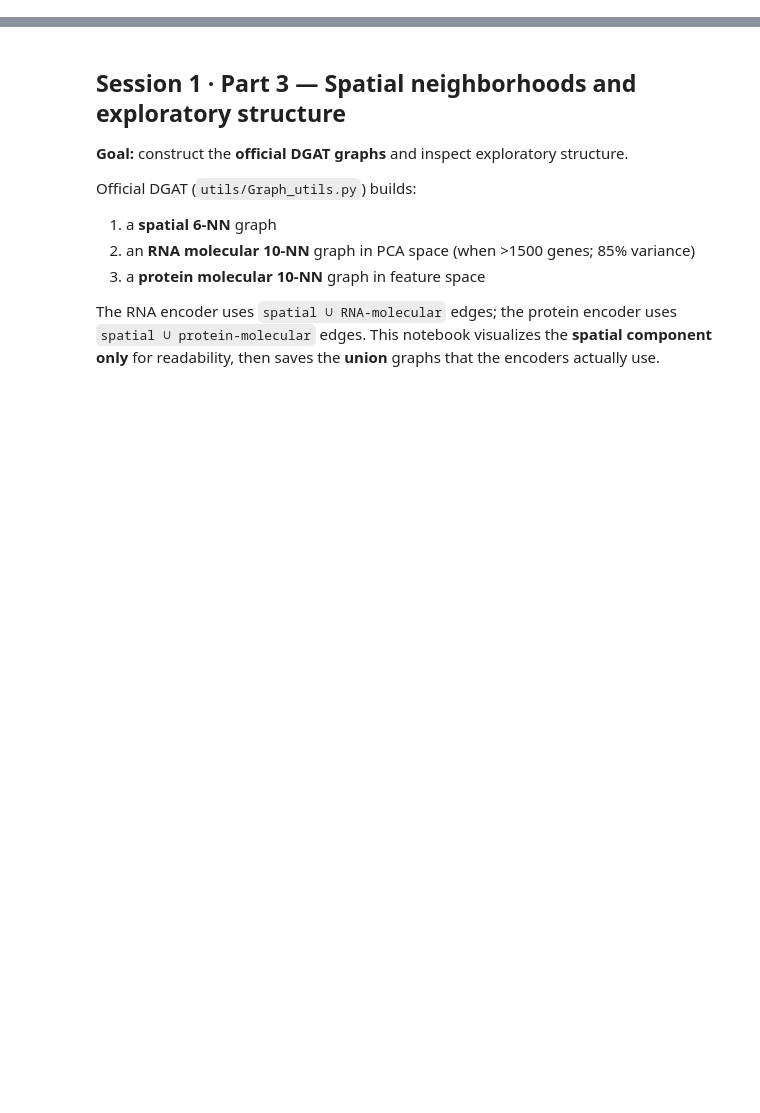
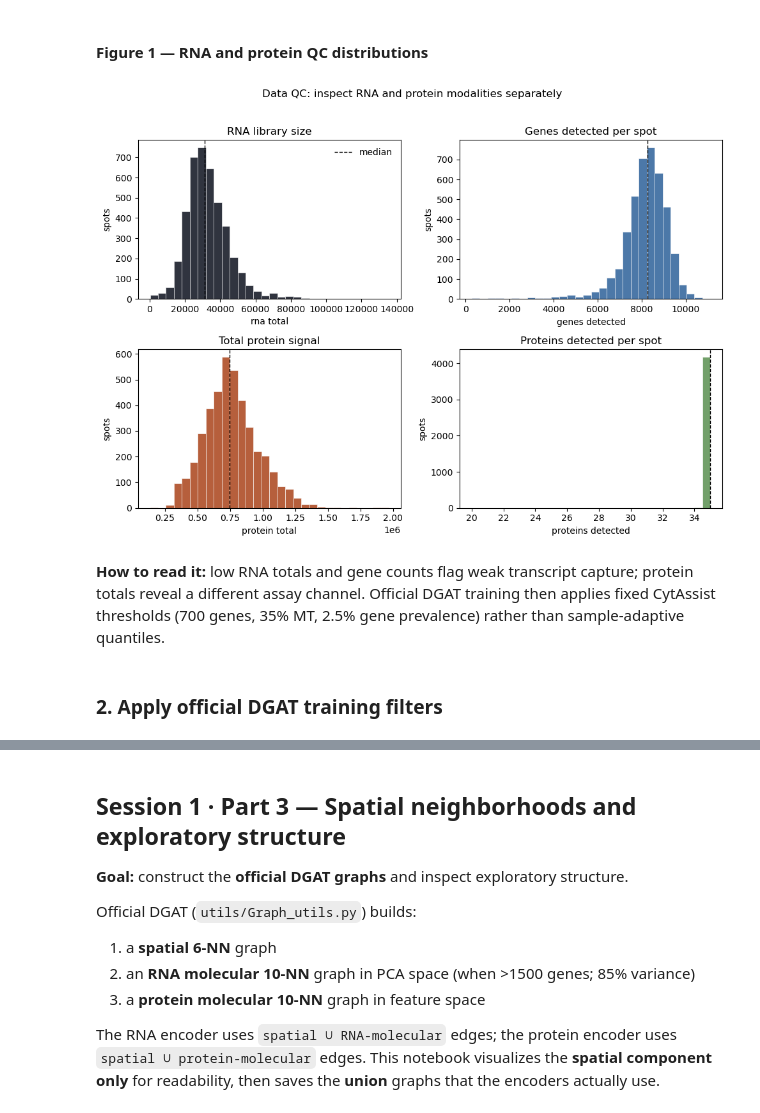
Before and after one commit to osmanbeyoglulab/ECCB-2026-Tutorial, a Jupyter notebook: hands-on_tutorial/notebooks/session_01/session_01_data_and_spatial.ipynb, the cells around one changed output, grey strips where cells are left out. Saved outputs shown, nothing was run; the diff lists cells and outputs as text; code cells hidden in the pictures; blank space fills up the shorter version.

```diff
--- a/hands-on_tutorial/notebooks/session_01/02_spatial_context.ipynb
+++ b/hands-on_tutorial/notebooks/session_01/session_01_data_and_spatial.ipynb
@@ -34,0 +275,24 @@ Tutorial root: /Users/zmengaf/Documents/ECCB tuto/hands-on_tutorial
+# %%
+import matplotlib.pyplot as plt
+import numpy as np
+import pandas as pd
+
+from dgat_tutorial.data import load_tutorial_data
+from dgat_tutorial.plotting import plot_qc_overview, plot_raw_vs_normalized
+from dgat_tutorial.processing import (
+    DGAT_MAX_MT_PCT,
+    DGAT_MIN_CELLS_FRACTION,
+    DGAT_MIN_GENES,
+    calculate_qc_metrics,
+    process_modalities_official_dgat,
+    validate_modalities,
+)
+
+dataset = load_tutorial_data(paths.raw_data)
+spots = dataset.spots.copy()
+# Keep every gene/protein column; do not silently drop via select_dtypes.
+transcripts = dataset.transcripts.apply(pd.to_numeric, errors="raise")
+proteins = dataset.proteins.apply(pd.to_numeric, errors="raise")
+validate_modalities(spots, transcripts, proteins)
+qc_before = calculate_qc_metrics(transcripts, proteins)
+qc_before.describe().T
@@ -34,0 +306,15 @@ Tutorial root: /Users/zmengaf/Documents/ECCB tuto/hands-on_tutorial
+# %% [markdown]
+#### Figure 1 — RNA and protein QC distributions
+# %%
+qc_figure, _ = plot_qc_overview(qc_before)
+qc_figure_path = paths.figures / "session01_qc_rna_and_protein.png"
+qc_figure.savefig(qc_figure_path, dpi=160, bbox_inches="tight")
+plt.show()
+# %% [output]
+[figure, added]
+# %% [markdown]
+**How to read it:** low RNA totals and gene counts flag weak transcript capture; protein
+totals reveal a different assay channel. Official DGAT training then applies fixed CytAssist
+thresholds (700 genes, 35% MT, 2.5% gene prevalence) rather than sample-adaptive quantiles.
+# %% [markdown]
+### 2. Apply official DGAT training filters
```
Also changed, not shown: parts of 26 cells of this notebook, 16 other files.
